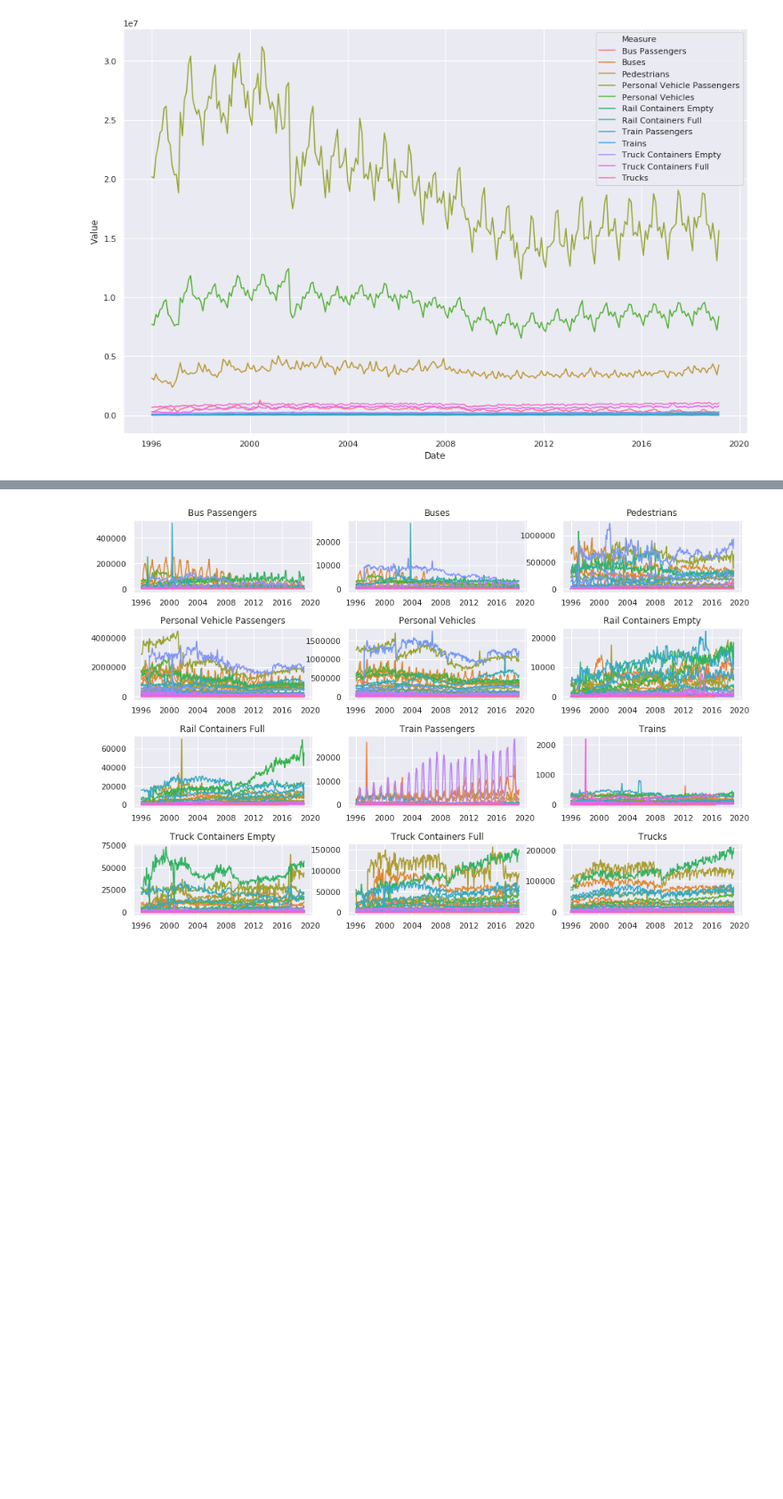
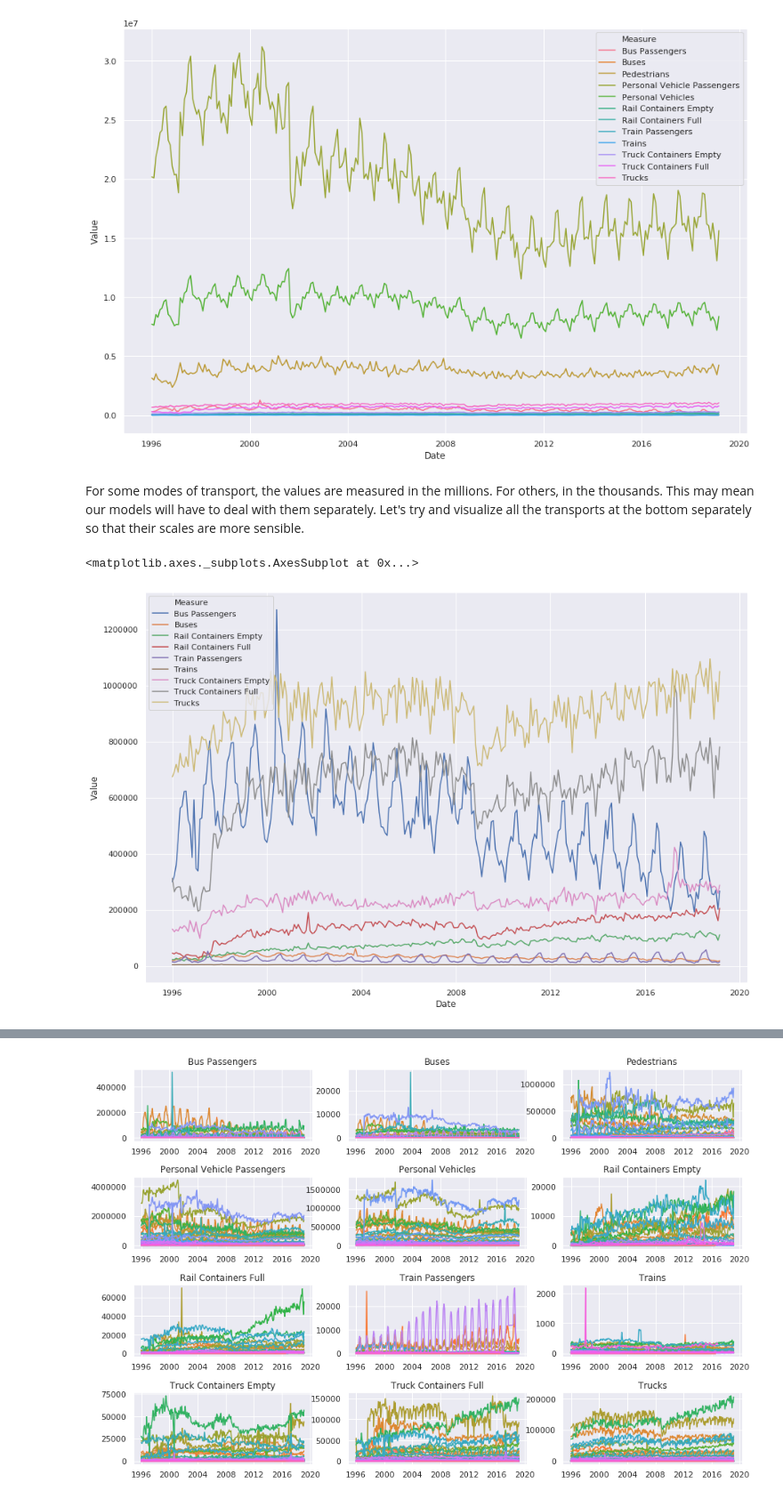
Before and after one commit to dynamic-duo-data-science/dynamicduo, a Jupyter notebook: notebooks/Visualization.ipynb, the cells around one changed output, grey strips where cells are left out. Shown at 89% size. Saved outputs shown, nothing was run; the diff lists cells and outputs as text; code cells hidden in the pictures; blank space fills up the shorter version.

```diff
--- a/notebooks/Visualization.ipynb
+++ b/notebooks/Visualization.ipynb
@@ -64,3 +119,11 @@ sns.lineplot(x='Date', y='Value', hue='Measure', data=by_measure)
 # %% [output]
 <matplotlib.axes._subplots.AxesSubplot at 0x...>
 [figure]
+# %% [markdown]
+For some modes of transport, the values are measured in the millions. For others, in the thousands. This may mean our models will have to deal with them separately. Let's try and visualize all the transports at the bottom separately so that their scales are more sensible.
+# %%
+by_measure_lows = by_measure[by_measure['Measure'].apply(lambda m: not(m == 'Personal Vehicle Passengers' or m == 'Personal Vehicles' or m == 'Pedestrians'))]
+sns.lineplot(x='Date', y='Value', hue='Measure', data=by_measure_lows)
+# %% [output]
+<matplotlib.axes._subplots.AxesSubplot at 0x...>
+[figure, added]
```
Also changed, not shown: parts of 33 cells of this notebook.
